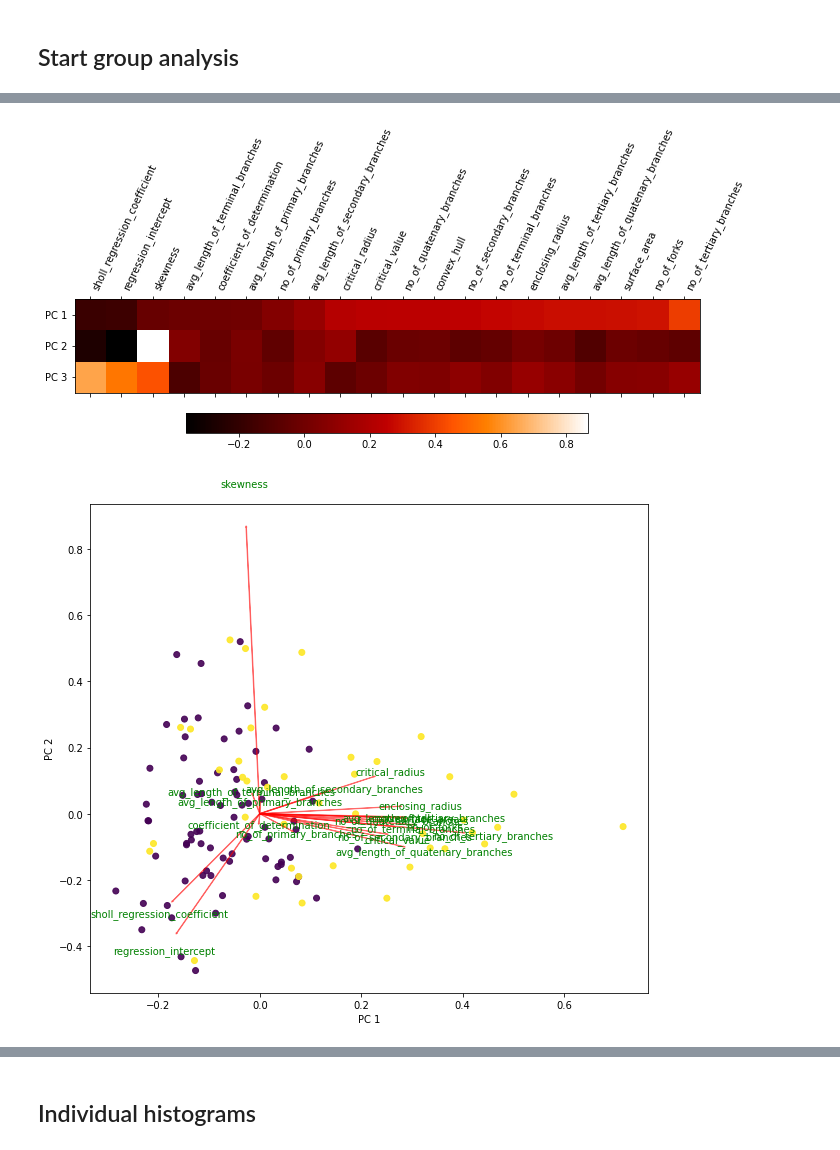
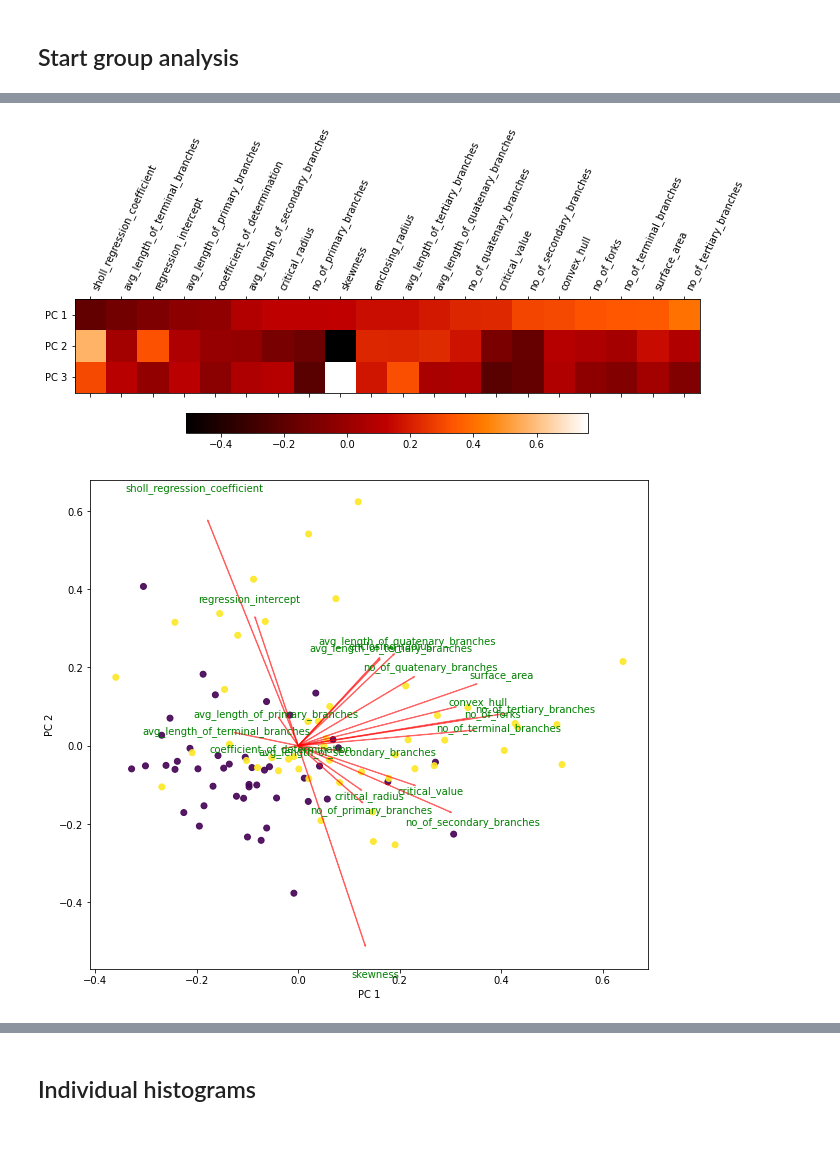
Before and after one commit to swanandlab/SMorph, a Jupyter notebook: group_analysis.ipynb, the cells around one changed output, grey strips where cells are left out. Drawn from its saved outputs; the diff is of its cells as text; code cells hidden in the pictures.

Commit message:
- add parameter for deciding the polynomial degree - add proxy for tuple of features' names

```diff
--- a/group_analysis.ipynb
+++ b/group_analysis.ipynb
@@ -16,7 +37,7 @@ pd.set_option('display.max_rows', None)
 color_dict = {0: 'green', 1: 'red'}
 
 # group labels
-labels = {0: 'ca1', 1: 'ca1c'}
+labels = {0: 'ctrl', 1: 'stab'}
 
 # marker for each group to be used in PCA plot
 markers = {0: 'o', 1: '^'}
@@ -45,7 +45,8 @@ sm.core._groups._ALL_FEATURE_NAMES
 ## Start group analysis
 # %%
 # input the path to individual group folders (place them in SMorph)
-groups_folders = ['autocropped/C1-M1_LEFT_CA1_MIP', 'autocropped/SW 1SEC2 CA1 A CONTRA_MIP']
+groups_folders = ['Datasets/CTRLvsSTAB/control', 'Datasets/CTRLvsSTAB/stab']
 # %%
-cells = sm.Groups(groups_folders, 'confocal', 'auto', labels, save_features=False, shell_step_size=3)
+groups = sm.Groups(groups_folders, 'confocal', 'manual', labels,
+                  shell_step_size=3, polynomial_degree=3, save_features=False)
 # %% [output]
@@ -69,9 +72,9 @@ array([0.3806043 , 0.16654269, 0.12298673])
 # %%
-cells.plot_feature_significance_heatmap()
+groups.plot_feature_significance_heatmap()
 # %% [output]
-[figure, old version]
+[figure, new version]
 # %%
-cells.plot_feature_significance_vectors()
+groups.plot_feature_significance_vectors()
 # %% [output]
-[figure, old version]
+[figure, new version]
 # %%
```
Also changed, not shown: parts of 10 cells of this notebook, 3 other files.
